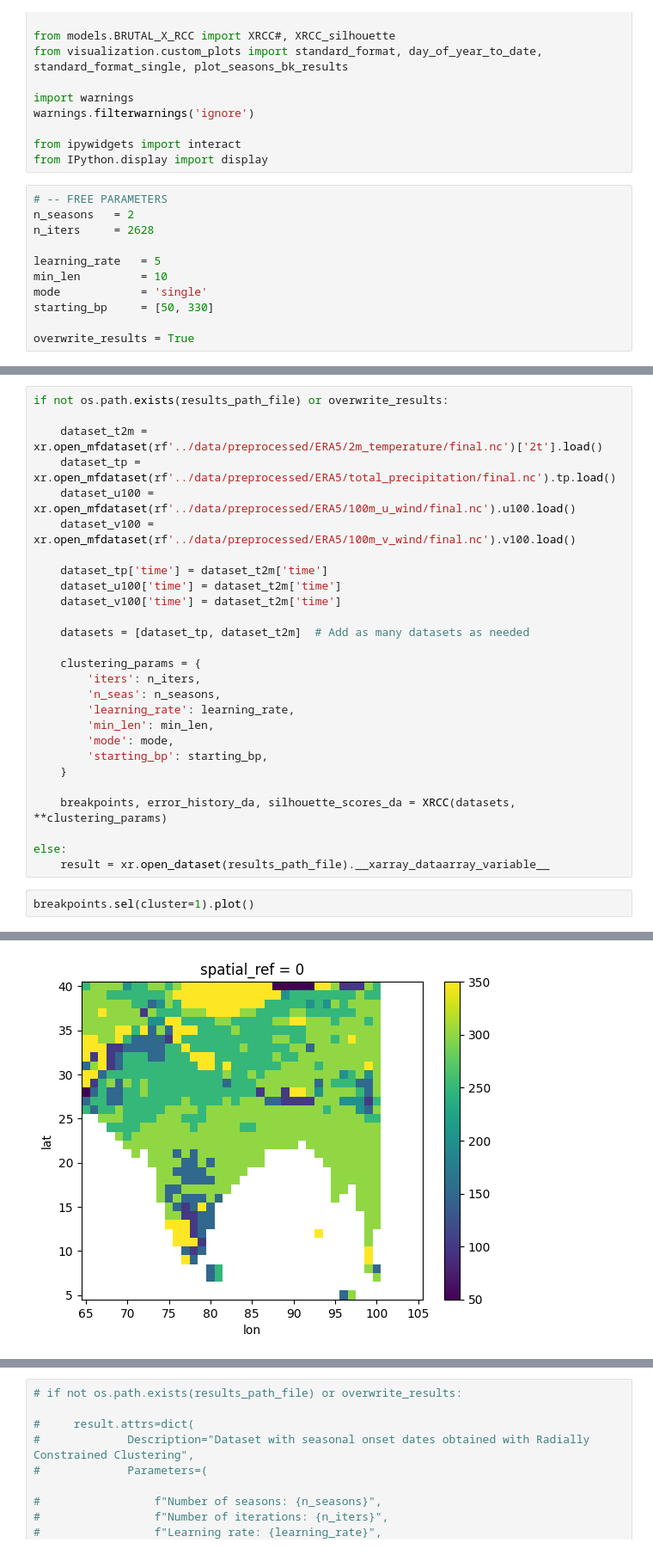
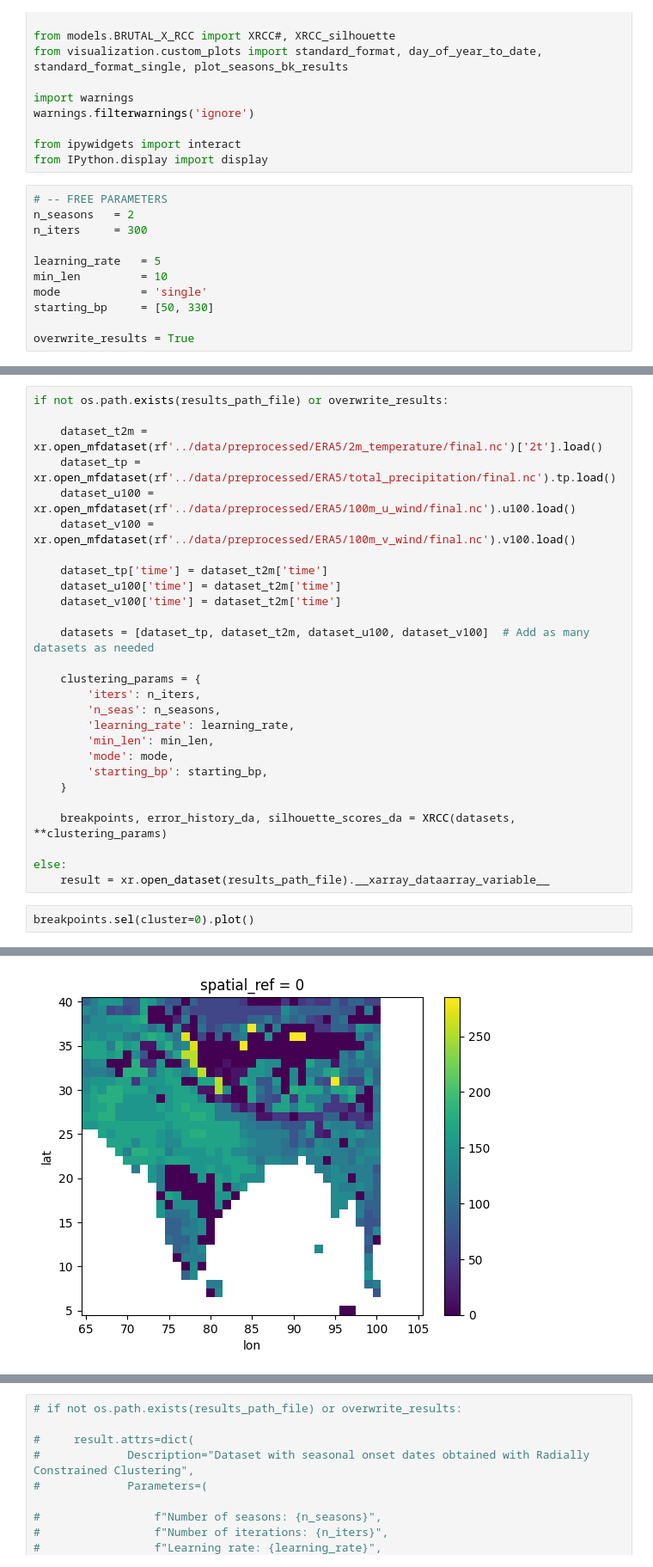
Before and after one commit to JGrassi97/XSeasonsDetect, a Jupyter notebook: notebooks/04_clustering.ipynb, the cells around one changed output, grey strips where cells are left out. Shown at 86% size. Saved outputs shown, nothing was run; the diff lists cells and outputs as text.

```diff
--- a/notebooks/04_clustering.ipynb
+++ b/notebooks/04_clustering.ipynb
@@ -22,7 +22,7 @@ from IPython.display import display
 # %%
 # -- FREE PARAMETERS
 n_seasons   = 2
-n_iters     = 2628
+n_iters     = 300
 
 learning_rate   = 5
 min_len         = 10
@@ -62,7 +64,7 @@ if not os.path.exists(results_path_file) or overwrite_results:
     dataset_u100['time'] = dataset_t2m['time']
     dataset_v100['time'] = dataset_t2m['time']
 
-    datasets = [dataset_tp, dataset_t2m]  # Add as many datasets as needed
+    datasets = [dataset_tp, dataset_t2m, dataset_u100, dataset_v100]  # Add as many datasets as needed
 
     clustering_params = {
         'iters': n_iters,
@@ -78,7 +80,7 @@ if not os.path.exists(results_path_file) or overwrite_results:
 else:
     result = xr.open_dataset(results_path_file).__xarray_dataarray_variable__
 # %%
-breakpoints.sel(cluster=1).plot()
+breakpoints.sel(cluster=0).plot()
 # %% [output]
 <matplotlib.collections.QuadMesh at 0x...>
-[figure, old version]
+[figure, new version]
```
Also changed, not shown: parts of 8 cells of this notebook, 1 other file.
